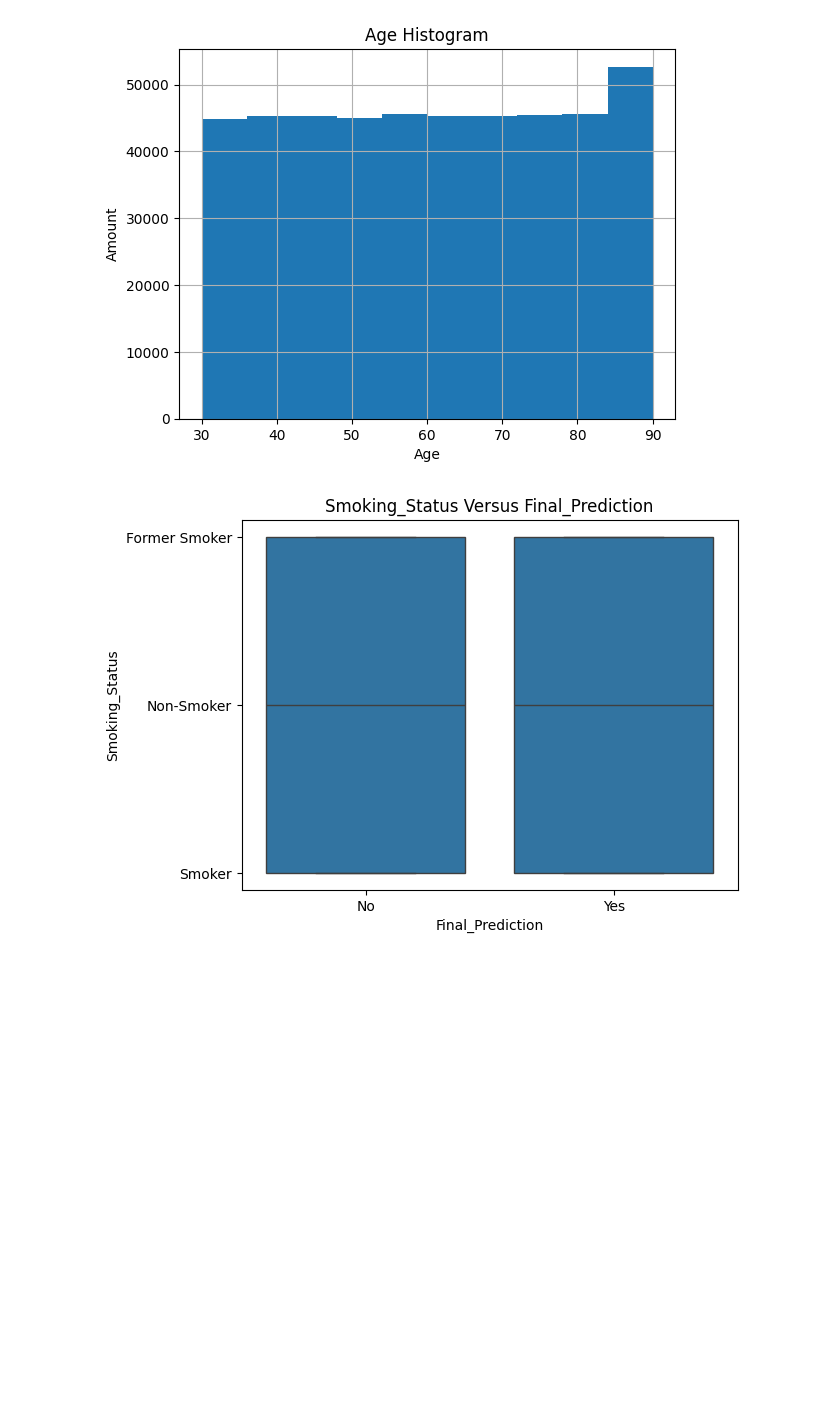
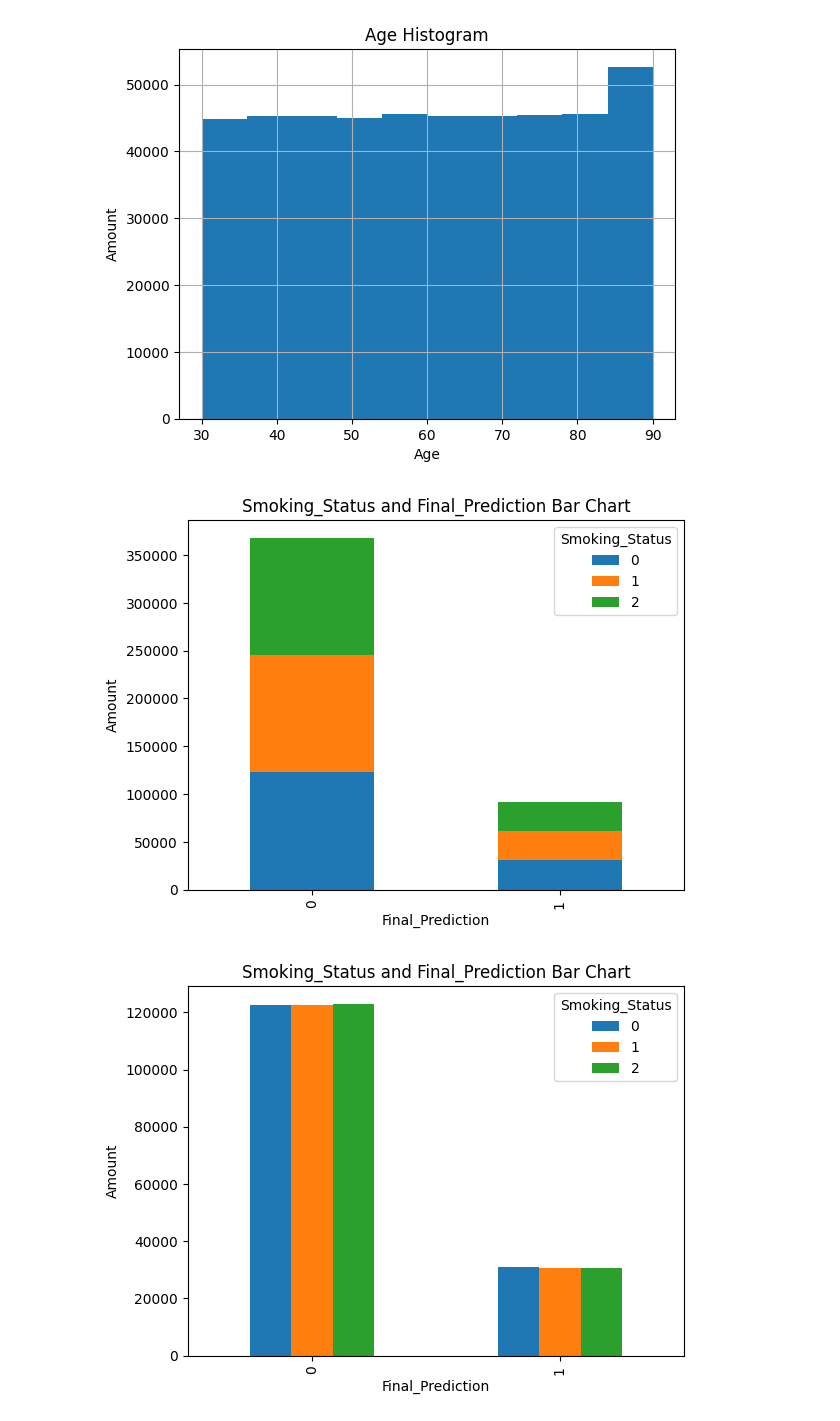
Before and after one commit to aaron-moler/DATA-601-Group-Project, a Jupyter notebook: lung_cancer_analysis.ipynb, the cells around one changed output. Saved outputs shown, nothing was run; the diff lists cells and outputs as text; code cells hidden in the pictures; blank space fills up the shorter version.

Commit message:
Additional functionality
also fixed bug in data_handler.py

```diff
--- a/lung_cancer_analysis.ipynb
+++ b/lung_cancer_analysis.ipynb
@@ -149,15 +188,34 @@ lungCancerData = DataHandler("lung_cancer_prediction.csv")
 lungCancerData.load()
 lungCancerData.clean()
 
+#add a bin for age so we can make an analysis based on age groups
+lungCancerData.bin_variable("Age",[29,60,91],[0,1])
+
 #these variables have to be ordered in the analysis
-lungMap = {'Air_Pollution_Exposure': {'Low':1, 'Medium':2, 'High':3},
-            'Socioeconomic_Status': {'Low':1, 'Middle':2, 'High':3},
-            'Stage_at_Diagnosis': {'I':1, 'II':2, 'III':3, 'IV':4},
+lungMap = {'Air_Pollution_Exposure': {'Low':0, 'Medium':1, 'High':2},
+        'Socioeconomic_Status': {'Low':0, 'Middle':1, 'High':2},
+        'Stage_at_Diagnosis': {'I':1, 'II':2, 'III':3, 'IV':4},
+        'Second_Hand_Smoke': {'Yes':1, 'No':0},
+        'Indoor_Smoke_Exposure': {'Yes':1, 'No':0},
+        'Rural_or_Urban': {'Rural':0, 'Urban':1},
+        'Gender': {'Male':1, 'Female':0},
+        'Healthcare_Access': {'Good':2, 'Limited':1, 'Poor':0},
+        'Insurance_Coverage': {'Yes':1, 'No':0},
+        'Screening_Availability': {'Yes':1, 'No':0},
+        'Clinical_Trial_Access': {'Yes':1, 'No':0},
+        'Delay_in_Diagnosis': {'Yes':1, 'No':0},
+        'Tobacco_Marketing_Exposure': {'Yes':1, 'No':0},
+        'Family_History': {'Yes':1, 'No':0},
+        'Treatment_Access': {'Full':2, 'Partial':1, 'None':0},
+        'Smoking_Status': {'Non-Smoker':0, 'Former Smoker':1, 'Smoker':2},
+        'Occupation_Exposure': {'Yes':1, 'No':0},
+        'Cancer_Type': {'SCLC':1, 'NSCLC':0},
+        'Language_Barrier': {'Yes':1, 'No':0},
+        'Final_Prediction': {'Yes':1, 'No':0}
             }
 
 
-#add a bin for age so we can make an analysis based on age groups
-lungCancerData.bin_variable("Age",[29,45,60,75,91],[1,2,3,4])
+
 
 #convert data types from dataset to booleans for analysis
 lungTransform = lungCancerData.transform(lungMap)
@@ -213,7 +308,9 @@ lungVisual.histogram("Age")
 # %% [output]
 [figure]
 # %%
-lungVisual.variable_vs_target("Smoking_Status","Final_Prediction")
+lungVisualTrans.stacked_bar_chart("Smoking_Status","Final_Prediction")
+lungVisualTrans.grouped_bar_chart("Smoking_Status","Final_Prediction")
 # %% [output]
-[figure, old version]
+[figure, new version]
+[figure, added]
 # %%
```
Also changed, not shown: parts of 11 cells of this notebook, 3 other files.
